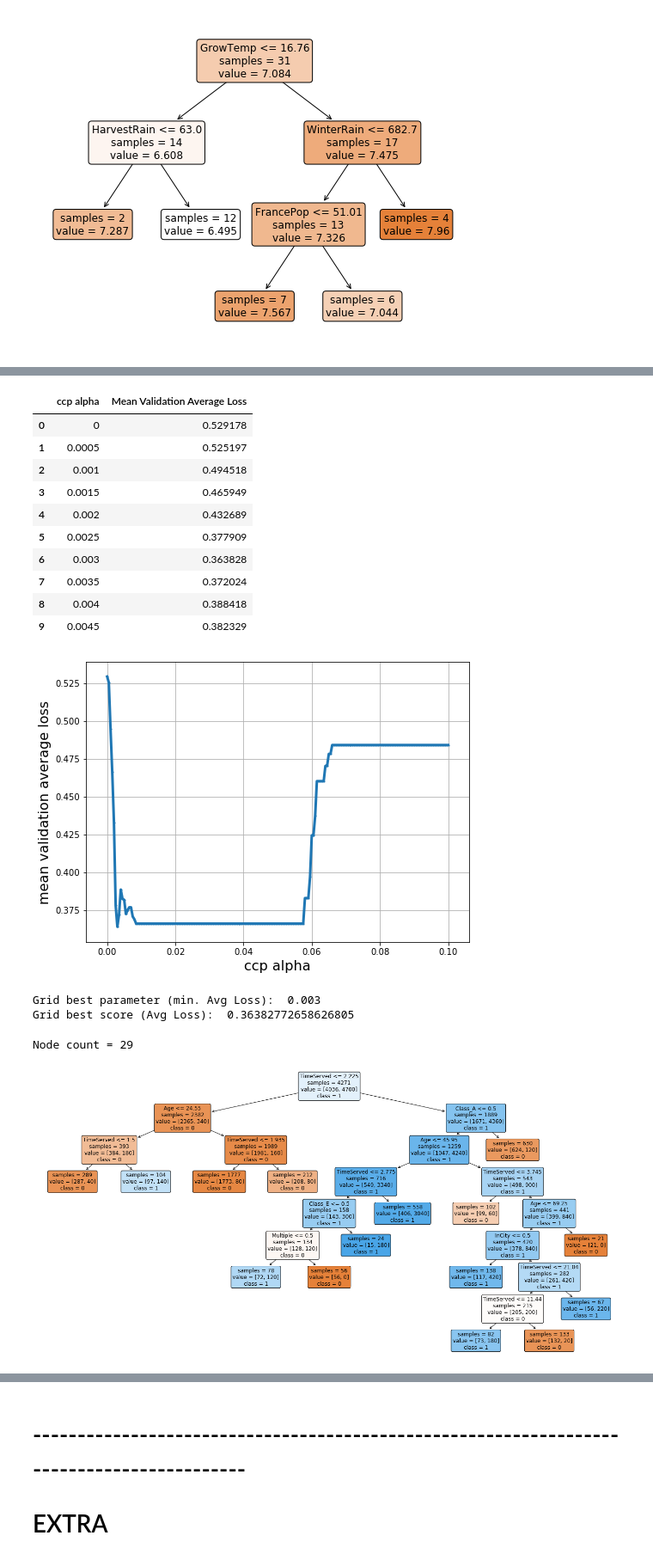
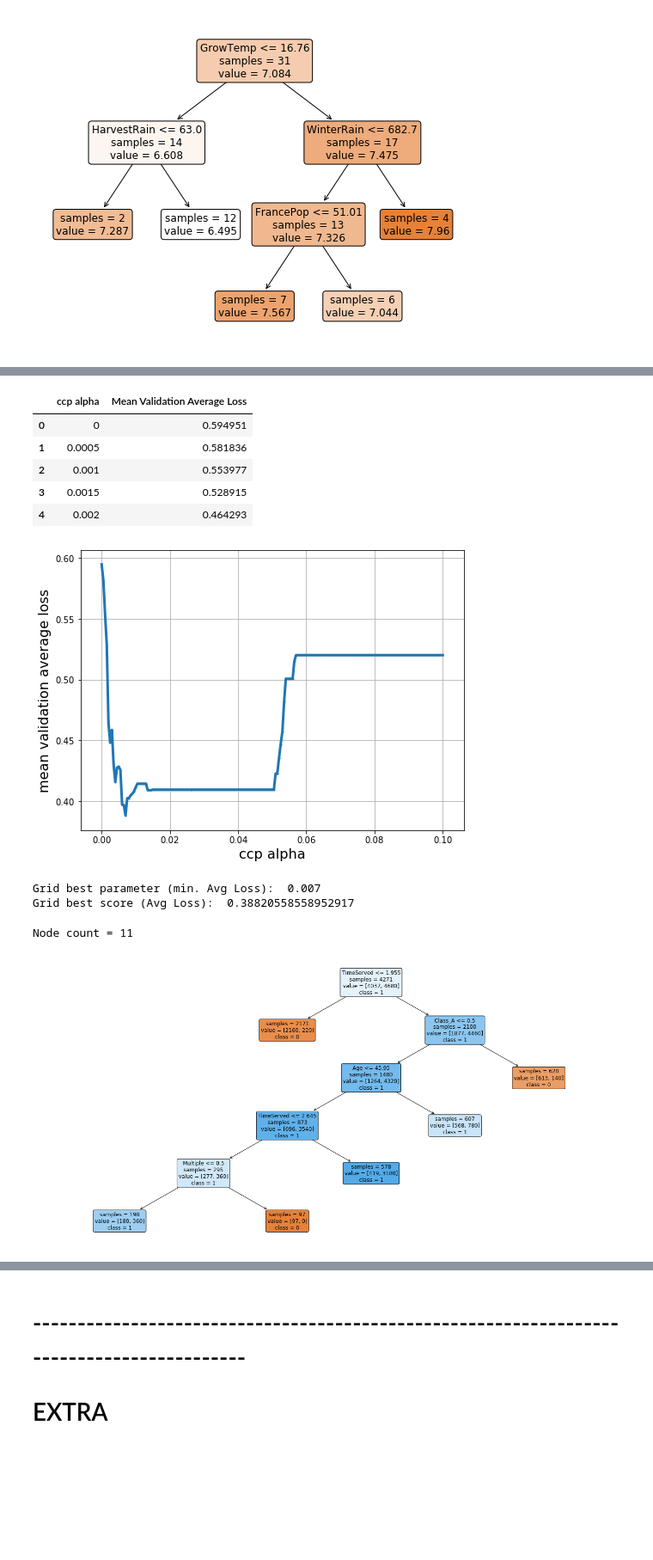
Before and after one commit to paulgrigas/IEOR-142-242-Python-Project, a Jupyter notebook: Lab 4/Lab4_teaching.ipynb, the cells around one changed output, grey strips where cells are left out. Shown at 86% size. Saved outputs shown, nothing was run; the diff lists cells and outputs as text; code cells hidden in the pictures; blank space fills up the shorter version.

```diff
--- a/Lab 4/Lab4_teaching.ipynb
+++ b/Lab 4/Lab4_teaching.ipynb
@@ -282,8 +314,3 @@ OSR2: -0.171331426511258
-# %%
-y = parole_enc['Violator']
-X = parole_enc.drop(['Violator'], axis=1)
-
-X_train, X_test, y_train, y_test = train_test_split(X, y, test_size=0.3, random_state=88)
 # %%
 from sklearn.model_selection import GridSearchCV
 
@@ -294,8 +321,7 @@ grid_values = {'ccp_alpha': np.linspace(0, 0.10, 201),
                'class_weight' : [{0: 1, 1: 20}],
                'random_state': [88]}
 
-dt = DecisionTreeClassifier()
-clf_acc = GridSearchCV(dt, param_grid = grid_values, scoring = 'accuracy', cv=10, verbose=1)
-# default scoring metric to optimize is accuracy, used as default if none given.
-clf_acc.fit(X_train, y_train)
+dtc = DecisionTreeClassifier()
+dtc_cv_acc = GridSearchCV(dtc, param_grid = grid_values, scoring = 'accuracy', cv=10, verbose=1) # default scoring metric to optimize is accuracy, used as default if none given.
+dtc_cv_acc.fit(X_train, y_train)
 # %% [output]
@@ -378,5 +406,5 @@ Node count = 251
 # %%
-y_pred = clf_acc.best_estimator_.predict(X_test)
+y_pred = dtc_cv_acc.best_estimator_.predict(X_test)
 cm = confusion_matrix(y_test, y_pred)
 
 print ("Confusion Matrix : \n", cm)
@@ -398,10 +427,10 @@ def average_loss_function(y_test, y_pred):
 # %%
 from sklearn.metrics import make_scorer
 
-dt = DecisionTreeClassifier()
-clf_avg_loss = GridSearchCV(dt, param_grid = grid_values, cv=10, verbose=1,
-                            scoring = make_scorer(average_loss_function, greater_is_better=False))
-clf_avg_loss.fit(X_train, y_train)
+dtc = DecisionTreeClassifier()
+dtc_cv_avgloss = GridSearchCV(dtc, param_grid = grid_values, cv=10, verbose=1,
+                              scoring = make_scorer(average_loss_function, greater_is_better=False))
+dtc_cv_avgloss.fit(X_train, y_train)
 
-ccp = clf_avg_loss.cv_results_['param_ccp_alpha'].data
-mean_avg_loss = clf_avg_loss.cv_results_['mean_test_score']*(-1) # sklearn uses the negative of the loss as an objective function to maximize, rather than implementation a minimization scheme
+ccp = dtc_cv_avgloss.cv_results_['param_ccp_alpha'].data
+mean_avgloss = dtc_cv_avgloss.cv_results_['mean_test_score']*(-1) # sklearn uses the negative of the loss as an objective function to maximize, rather than implementation a minimization scheme
@@ -408,46 +441,41 @@ mean_avg_loss = clf_avg_loss.cv_results_['mean_test_score']*(-1) # sklearn uses
 # %%
-pd.DataFrame({'ccp alpha' : ccp, 'Mean Validation Average Loss': mean_avg_loss}).head()
+pd.DataFrame({'ccp alpha' : ccp, 'Mean Validation Average Loss': mean_avgloss}).head()
 # %% [output]
 |  | ccp alpha | Mean Validation Average Loss |
-| 0 | 0 | 0.529178 |
-| 1 | 0.0005 | 0.525197 |
-| 2 | 0.001 | 0.494518 |
-| 3 | 0.0015 | 0.465949 |
-| 4 | 0.002 | 0.432689 |
-| 5 | 0.0025 | 0.377909 |
-| 6 | 0.003 | 0.363828 |
-| 7 | 0.0035 | 0.372024 |
-| 8 | 0.004 | 0.388418 |
-| 9 | 0.0045 | 0.382329 |
+| 0 | 0 | 0.594951 |
+| 1 | 0.0005 | 0.581836 |
+| 2 | 0.001 | 0.553977 |
+| 3 | 0.0015 | 0.528915 |
+| 4 | 0.002 | 0.464293 |
 # %%
 plt.figure(figsize=(8, 6))
 plt.xlabel('ccp alpha', fontsize=16)
 plt.ylabel('mean validation average loss', fontsize=16)
-plt.scatter(ccp, mean_avg_loss, s=1)
-plt.plot(ccp, mean_avg_loss, linewidth=3)
+plt.scatter(ccp, mean_avgloss, s=1)
+plt.plot(ccp, mean_avgloss, linewidth=3)
 plt.grid(True, which='both')
 plt.show()
 # %% [output]
-[figure, old version]
+[figure, new version]
 # %%
-print('Grid best parameter (min. Avg Loss): ', clf_avg_loss.best_params_['ccp_alpha'])
-print('Grid best score (Avg Loss): ', clf_avg_loss.best_score_*(-1))
+print('Grid best parameter (min. Avg Loss): ', dtc_cv_avgloss.best_params_['ccp_alpha'])
+print('Grid best score (Avg Loss): ', dtc_cv_avgloss.best_score_*(-1))
 # %% [output]
-Grid best parameter (min. Avg Loss):  0.003
-Grid best score (Avg Loss):  0.36382772658626805
+Grid best parameter (min. Avg Loss):  0.007
+Grid best score (Avg Loss):  0.38820558558952917
 # %%
-print('Node count =', clf_avg_loss.best_estimator_.tree_.node_count)
+print('Node count =', dtc_cv_avgloss.best_estimator_.tree_.node_count)
 
 plt.figure(figsize=(24,12))
-plot_tree(clf_avg_loss.best_estimator_,
+plot_tree(dtc_cv_avgloss.best_estimator_,
           feature_names=X_train.columns,
           class_names=['0','1'],
           filled=True,
           impurity=False,
           rounded=True,
           fontsize=12)
 plt.show()
 # %% [output]
-Node count = 29
+Node count = 11
-[figure, old version]
+[figure, new version]
 # %%
```
Also changed, not shown: parts of 47 cells of this notebook, 6 other files.
